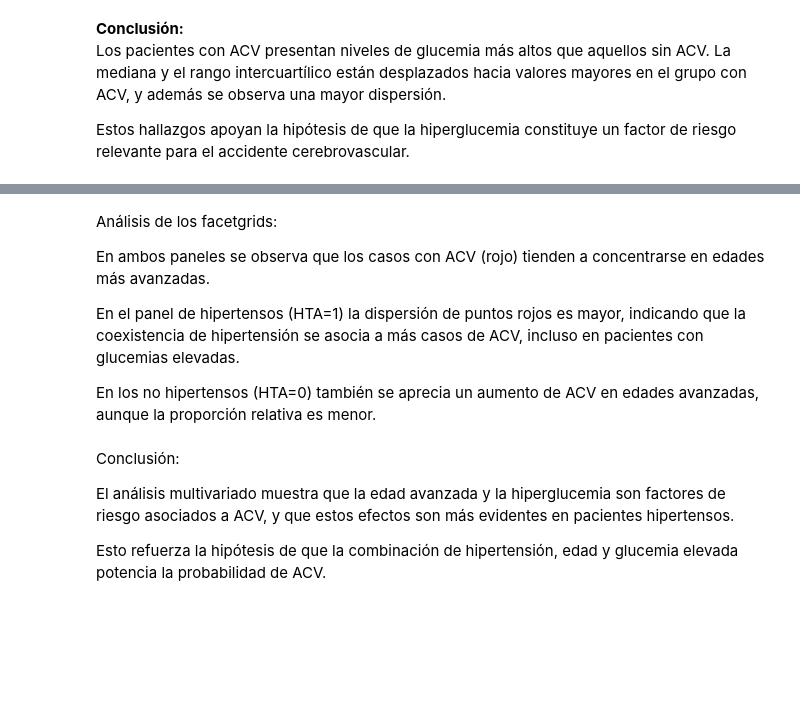
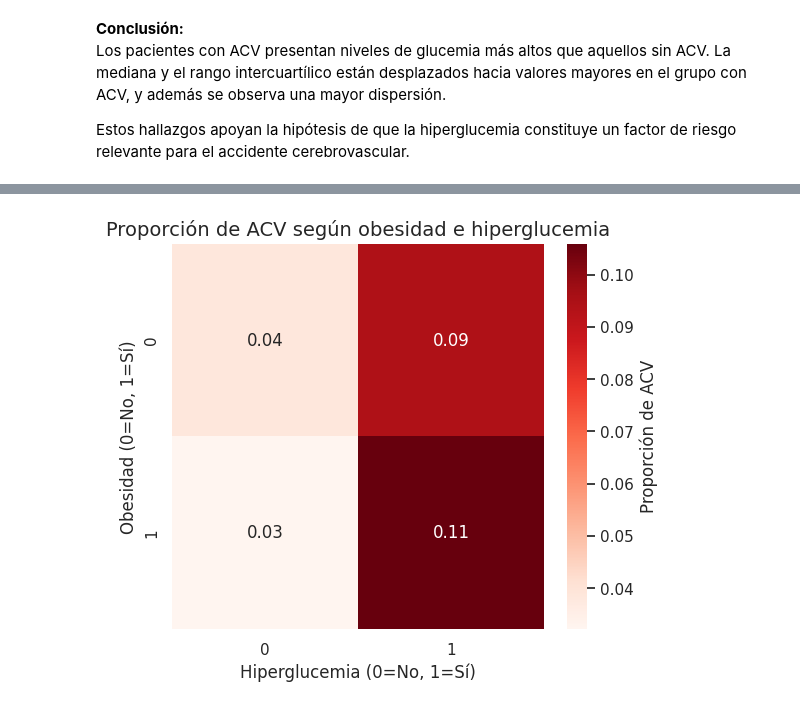
Before and after one commit to DaniPorticella/proyecto_stroke_coderhouse, a Jupyter notebook: ProyectoDSParteI_Porticella.ipynb, the cells around one changed output, grey strips where cells are left out. Saved outputs shown, nothing was run; the diff lists cells and outputs as text; code cells hidden in the pictures; blank space fills up the shorter version.

```diff
--- a/ProyectoDSParteI_Porticella.ipynb
+++ b/ProyectoDSParteI_Porticella.ipynb
@@ -360,14 +413,19 @@ plt.show()
-# %% [markdown]
-Análisis de los facetgrids:
-
-En ambos paneles se observa que los casos con ACV (rojo) tienden a concentrarse en edades más avanzadas.
-
-En el panel de hipertensos (HTA=1) la dispersión de puntos rojos es mayor, indicando que la coexistencia de hipertensión se asocia a más casos de ACV, incluso en pacientes con glucemias elevadas.
-
-En los no hipertensos (HTA=0) también se aprecia un aumento de ACV en edades avanzadas, aunque la proporción relativa es menor.
-# %% [markdown]
-Conclusión:
-
-El análisis multivariado muestra que la edad avanzada y la hiperglucemia son factores de riesgo asociados a ACV, y que estos efectos son más evidentes en pacientes hipertensos.
-
-Esto refuerza la hipótesis de que la combinación de hipertensión, edad y glucemia elevada potencia la probabilidad de ACV.
+# %%
+# 2. HEATMAP (Obesidad + Hiperglucemia + ACV)
+# ----------------------------------------------------------
+# Calculo proporción de ACV por obesidad e hiperglucemia
+heat_data = df.groupby(["obesity", "hyperglycemia"])["stroke"].mean().unstack()
+
+plt.figure(figsize=(6,5))
+sns.heatmap(
+    heat_data,
+    annot=True, fmt=".2f",
+    cmap="Reds",
+    cbar_kws={'label': 'Proporción de ACV'}
+)
+plt.title("Proporción de ACV según obesidad e hiperglucemia", fontsize=14)
+plt.xlabel("Hiperglucemia (0=No, 1=Sí)")
+plt.ylabel("Obesidad (0=No, 1=Sí)")
+plt.show()
+# %% [output]
+[figure, added]
```
Also changed, not shown: parts of 11 cells of this notebook.
